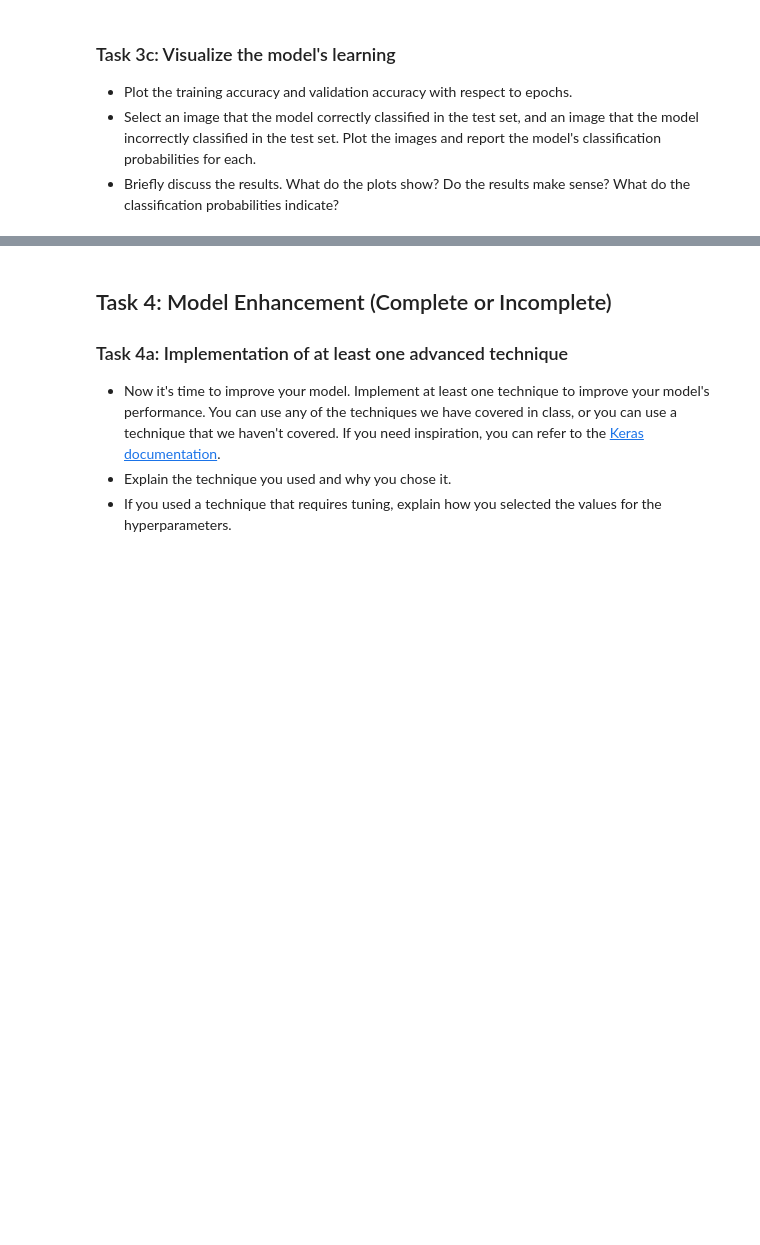
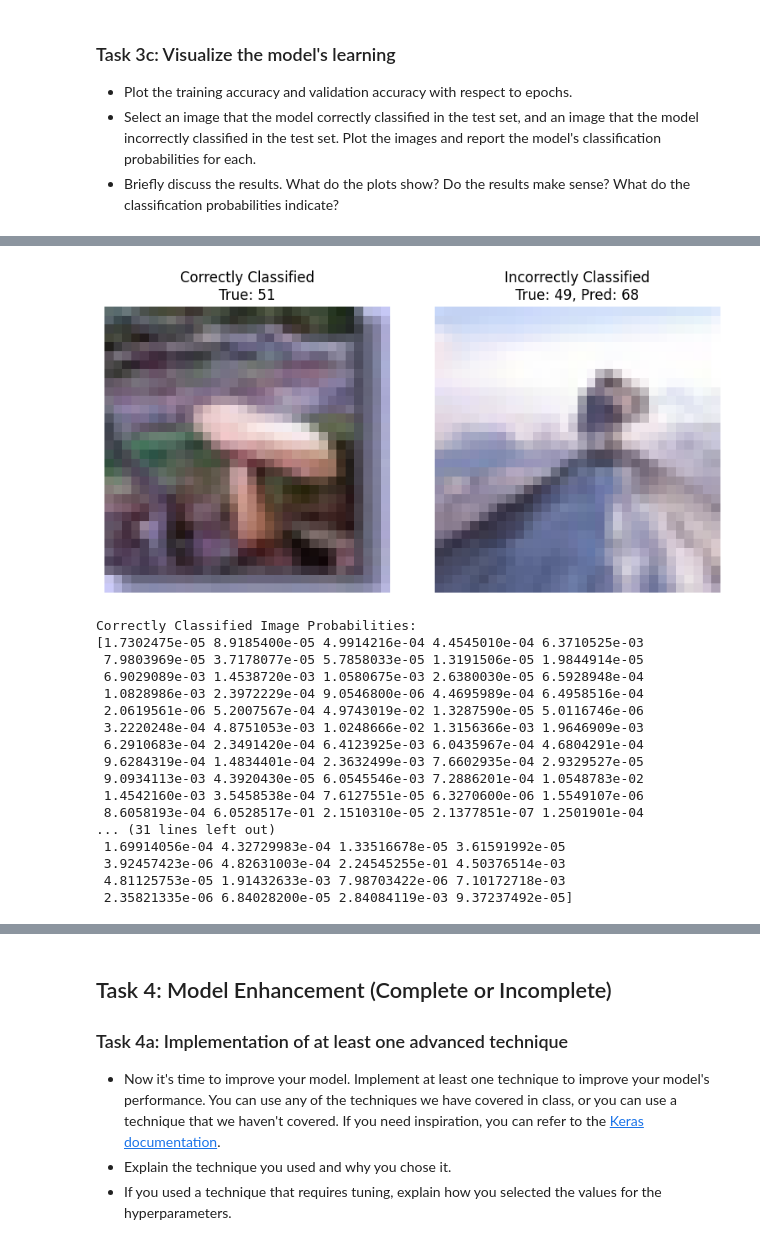
Before and after one commit to UofT-DSI/deep_learning, a Jupyter notebook: 02_activities/assignments/assignment_1.ipynb, the cells around one changed output, grey strips where cells are left out. Drawn from its saved outputs; the diff is of its cells as text; code cells hidden in the pictures; blank space fills up the shorter version.

```diff
--- a/02_activities/assignments/assignment_1.ipynb
+++ b/02_activities/assignments/assignment_1.ipynb
@@ -85,0 +427,55 @@ from keras import optimizers
+# %%
+import numpy as np
+
+def display_classification_results(model, x_test, y_test, y_test_one_hot):
+    """
+    Displays a correctly classified image and an incorrectly classified image,
+    along with the model's classification probabilities.
+
+    Parameters:
+    model -- Trained model
+    x_test -- Test data
+    y_test -- True labels
+    y_test_one_hot -- One-hot encoded true labels
+    """
+    # Get model predictions
+    y_pred_probs = model.predict(x_test)
+    y_pred_classes = np.argmax(y_pred_probs, axis=1)
+    y_true_classes = np.argmax(y_test_one_hot, axis=1)
+
+    # Find a correctly classified image
+    correct_idx = np.where(y_pred_classes == y_true_classes)[0][0]
+    correct_image = x_test[correct_idx]
+    correct_label = y_true_classes[correct_idx]
+    correct_probs = y_pred_probs[correct_idx]
+
+    # Find an incorrectly classified image
+    incorrect_idx = np.where(y_pred_classes != y_true_classes)[0][0]
+    incorrect_image = x_test[incorrect_idx]
+    incorrect_true_label = y_true_classes[incorrect_idx]
+    incorrect_pred_label = y_pred_classes[incorrect_idx]
+    incorrect_probs = y_pred_probs[incorrect_idx]
+
+    # Plot the correctly classified image
+    plt.figure(figsize=(8, 4))
+    plt.subplot(1, 2, 1)
+    plt.imshow(correct_image)
+    plt.title(f"Correctly Classified\nTrue: {correct_label}")
+    plt.axis('off')
+
+    # Plot the incorrectly classified image
+    plt.subplot(1, 2, 2)
+    plt.imshow(incorrect_image)
+    plt.title(f"Incorrectly Classified\nTrue: {incorrect_true_label}, Pred: {incorrect_pred_label}")
+    plt.axis('off')
+
+    plt.tight_layout()
+    plt.show()
+
+    # Print classification probabilities
+    print(f"Correctly Classified Image Probabilities:\n{correct_probs}")
+    print(f"Incorrectly Classified Image Probabilities:\n{incorrect_probs}")
+
+# Display classification results
+display_classification_results(optimized_cnn, x_test, y_test, y_test_one_hot)
+# %% [output]
@@ -85,0 +483,18 @@ from keras import optimizers
+[figure, added]
+Correctly Classified Image Probabilities:
+[1.7302475e-05 8.9185400e-05 4.9914216e-04 4.4545010e-04 6.3710525e-03
+ 7.9803969e-05 3.7178077e-05 5.7858033e-05 1.3191506e-05 1.9844914e-05
+ 6.9029089e-03 1.4538720e-03 1.0580675e-03 2.6380030e-05 6.5928948e-04
+ 1.0828986e-03 2.3972229e-04 9.0546800e-06 4.4695989e-04 6.4958516e-04
+ 2.0619561e-06 5.2007567e-04 4.9743019e-02 1.3287590e-05 5.0116746e-06
+ 3.2220248e-04 4.8751053e-03 1.0248666e-02 1.3156366e-03 1.9646909e-03
+ 6.2910683e-04 2.3491420e-04 6.4123925e-03 6.0435967e-04 4.6804291e-04
+ 9.6284319e-04 1.4834401e-04 2.3632499e-03 7.6602935e-04 2.9329527e-05
+ 9.0934113e-03 4.3920430e-05 6.0545546e-03 7.2886201e-04 1.0548783e-02
+ 1.4542160e-03 3.5458538e-04 7.6127551e-05 6.3270600e-06 1.5549107e-06
+ 8.6058193e-04 6.0528517e-01 2.1510310e-05 2.1377851e-07 1.2501901e-04
+... (31 lines left out)
+ 1.69914056e-04 4.32729983e-04 1.33516678e-05 3.61591992e-05
+ 3.92457423e-06 4.82631003e-04 2.24545255e-01 4.50376514e-03
+ 4.81125753e-05 1.91432633e-03 7.98703422e-06 7.10172718e-03
+ 2.35821335e-06 6.84028200e-05 2.84084119e-03 9.37237492e-05]
```
Also changed, not shown: parts of 23 cells of this notebook.
